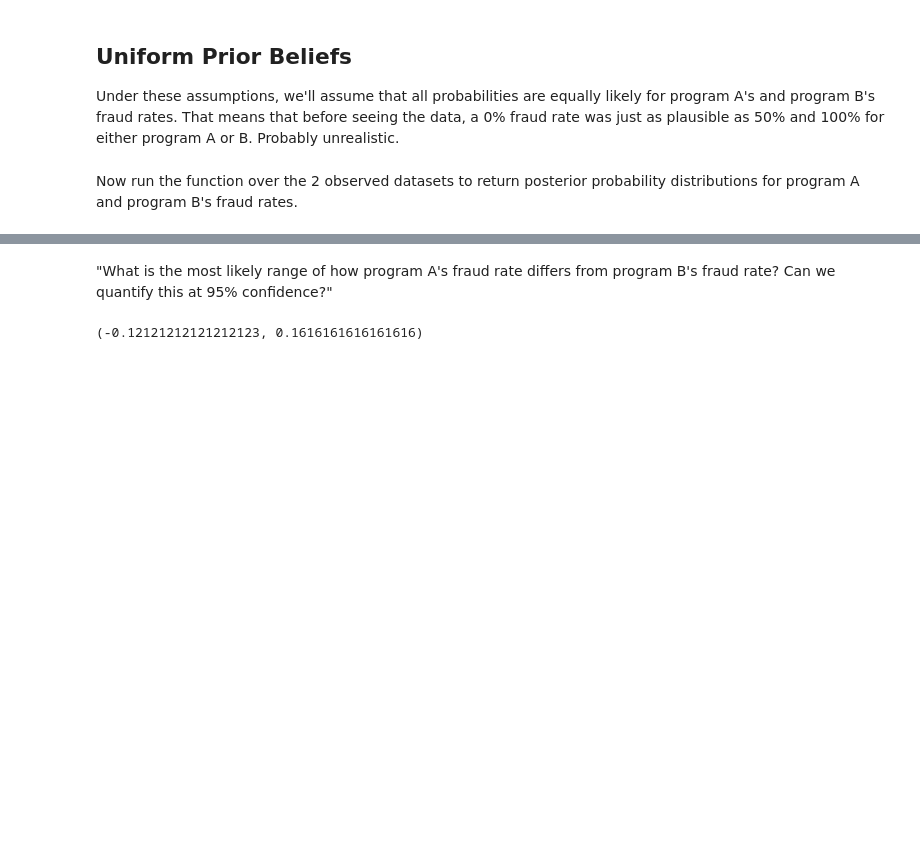
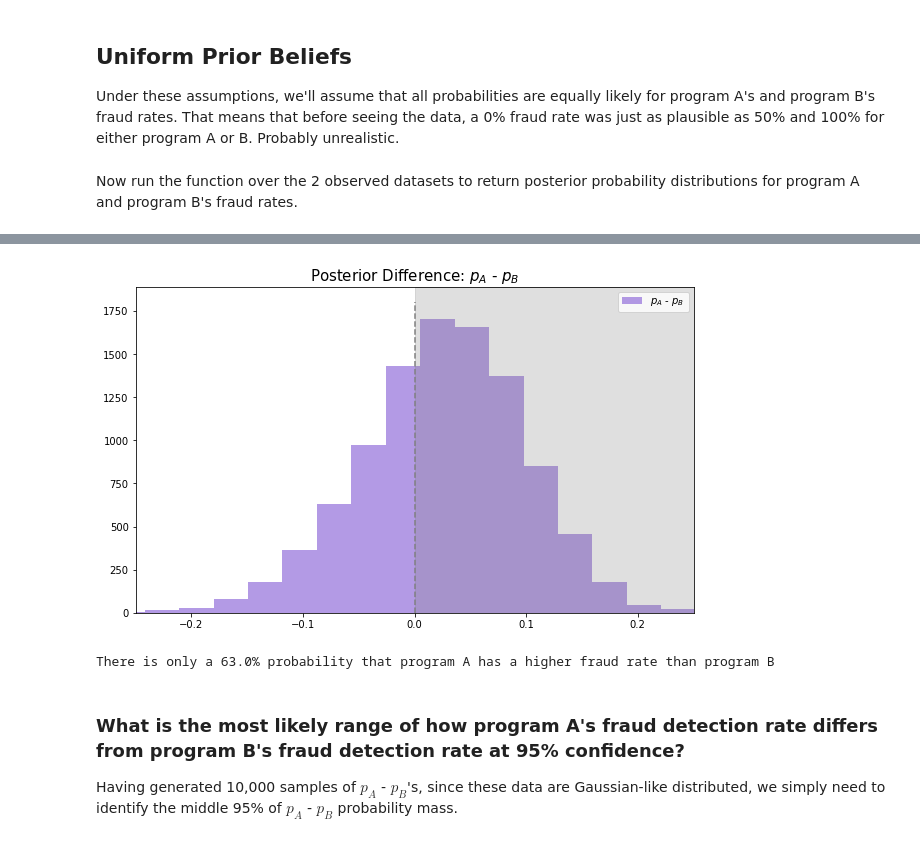
Before and after one commit to BrandonHoeft/Bayesian-Inference, a Jupyter notebook: bayesian-AB-testing.ipynb, the cells around one changed output, grey strips where cells are left out. Cells and saved outputs as stored; diff of their text form; code cells hidden in the pictures; blank space fills up the shorter version.

```diff
--- a/bayesian-AB-testing.ipynb
+++ b/bayesian-AB-testing.ipynb
@@ -92,6 +181,21 @@ There is only a 63.0% probability that program A has a higher fraud rate than pr
+# %%
+figsize(10, 6)
+
+plt.xlim(-0.25, 0.25)
+plt.hist(post_samples_diff, histtype='stepfilled', bins = 18, alpha=0.7,
+         label="$p_A$ - $p_B$", color="mediumpurple", density=False)
+plt.vlines(0, 0, 1800, linestyle="--", colors='grey')
+plt.axvspan(0, 0.25, alpha=0.25, color='grey') # https://stackoverflow.com/questions/23248435/fill-between-two-vertical-lines-in-matplotlib
+plt.title("Posterior Difference: $p_A$ - $p_B$", fontsize=15)
+plt.legend(loc="upper right")
+plt.show()
+
+prob = round(100 * np.mean(post_samples_A > post_samples_B))
+print('There is only a {}% probability that program A has a higher fraud rate than program B'.format(prob))
+# %% [output]
+[figure, added]
+There is only a 63.0% probability that program A has a higher fraud rate than program B
 # %% [markdown]
-"What is the most likely range of how program A's fraud rate differs from program B's fraud rate? Can we quantify this at 95% confidence?"
+### What is the most likely range of how program A's fraud detection rate differs from program B's fraud detection rate at 95% confidence?
+
+Having generated 10,000 samples of $p_A$ - $p_B$'s, since these data are Gaussian-like distributed, we simply need to identify the middle 95% of $p_A$ - $p_B$ probability mass.
-# %%
-(np.percentile(post_samples_diff, 2.5), np.percentile(post_samples_diff, 97.5))
-# %% [output]
-(-0.12121212121212123, 0.1616161616161616)
```
Also changed, not shown: parts of 11 cells of this notebook.
